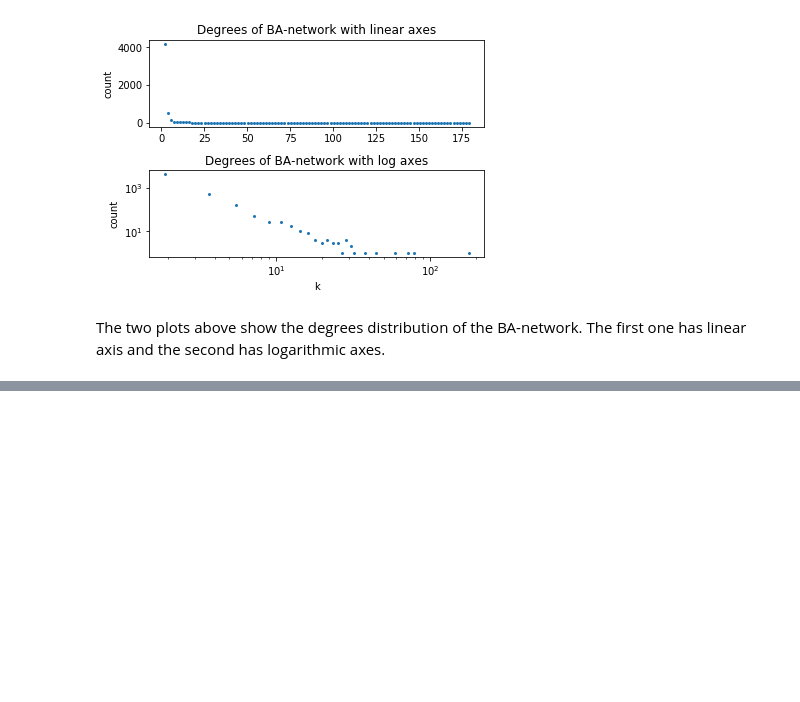
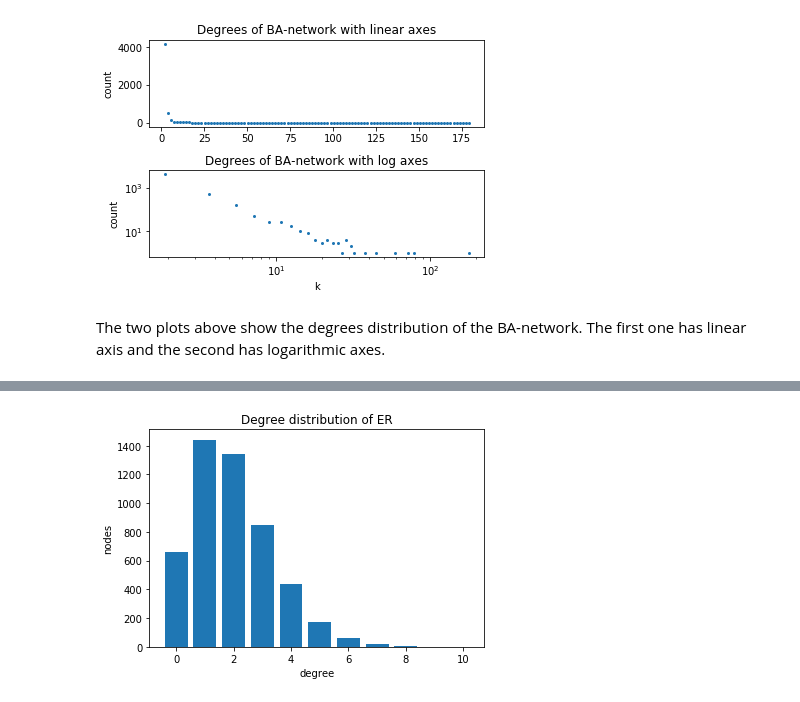
Before and after one commit to LukaAvbreht/Social_graphs, a Jupyter notebook: 01_Assignment/Assignment1.ipynb, the cells around one changed output, grey strips where cells are left out. Drawn from its saved outputs; the diff is of its cells as text; code cells hidden in the pictures; blank space fills up the shorter version.

```diff
--- a/01_Assignment/Assignment1.ipynb
+++ b/01_Assignment/Assignment1.ipynb
@@ -197,0 +213,14 @@ Finally, we'll build a network of same size and degree, using the growth mechani
+# %%
+p = np.mean(degrees)/(n-1) #Calculate p
+er_g = nx.erdos_renyi_graph(n,p) #Create the ER-netowrk
+# %%
+#The degree distribution of the ER network
+er_degrees = [o[1] for o in list(er_g.degree)]
+er_h = np.histogram(er_degrees, bins=50)
+plt.bar(er_h[1][0:len(er_h[1])-1],er_h[0] )
+plt.title('Degree distribution of ER')
+plt.ylabel('nodes')
+plt.xlabel('degree')
+plt.show()
+# %% [output]
+[figure, added]
```
Also changed, not shown: parts of 6 cells of this notebook, 1 other file.
